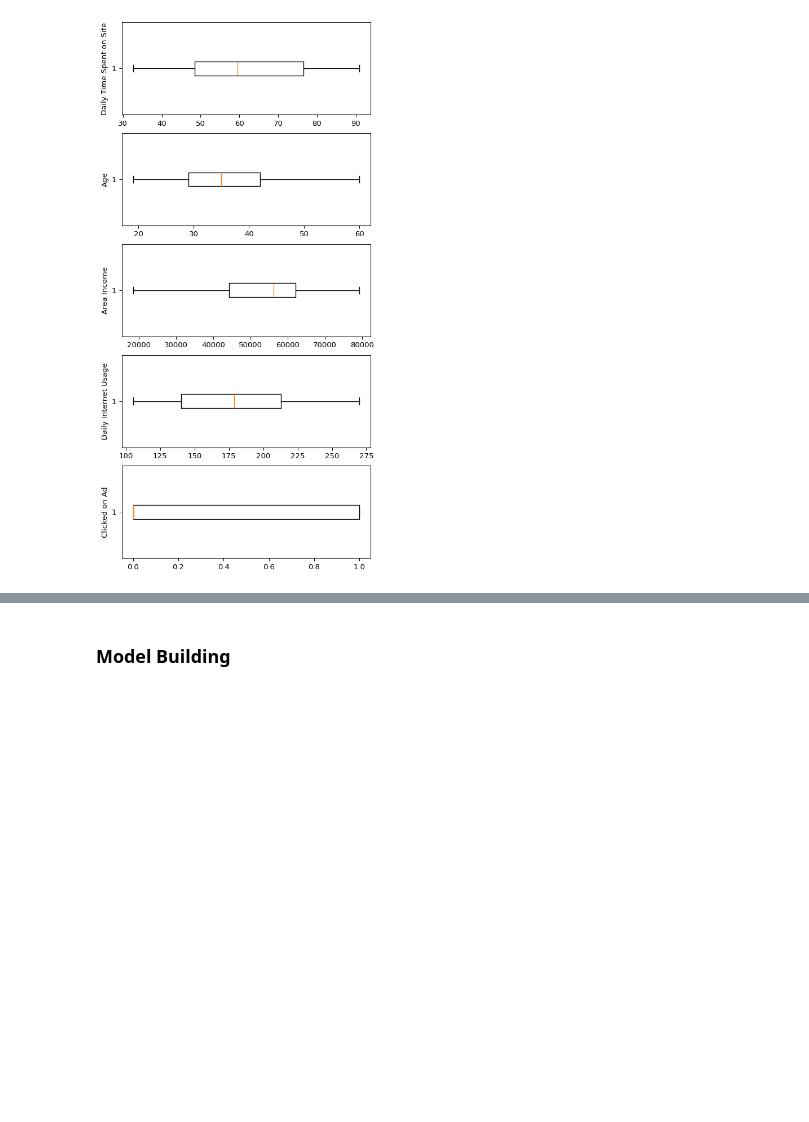
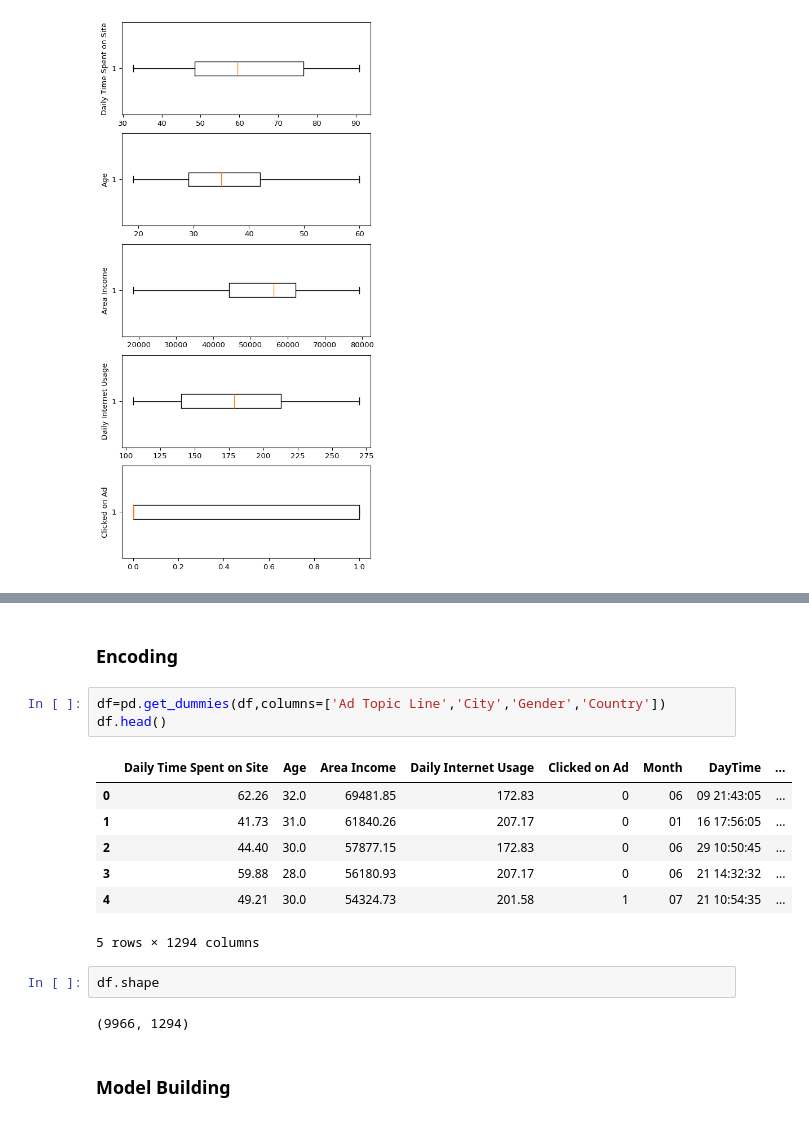
Before and after one commit to NatashaMoses/Data_Science_Projects, a Jupyter notebook: Ads-Click-Through-Rate-Prediction/Ads-Click-Through-Rate-Prediction.ipynb, the cells around one changed output, grey strips where cells are left out. Drawn from its saved outputs; the diff is of its cells as text; blank space fills up the shorter version.

```diff
--- a/Ads-Click-Through-Rate-Prediction/Ads-Click-Through-Rate-Prediction.ipynb
+++ b/Ads-Click-Through-Rate-Prediction/Ads-Click-Through-Rate-Prediction.ipynb
@@ -125,2 +145,19 @@ plt.show()
+# %% [markdown]
+### Encoding
+# %%
+df=pd.get_dummies(df,columns=['Ad Topic Line','City','Gender','Country'])
+df.head()
+# %% [output]
+|  | Daily Time Spent on Site | Age | Area Income | Daily Internet Usage | Clicked on Ad | Month | DayTime | ... |
+| 0 | 62.26 | 32.0 | 69481.85 | 172.83 | 0 | 06 | 09 21:43:05 | ... |
+| 1 | 41.73 | 31.0 | 61840.26 | 207.17 | 0 | 01 | 16 17:56:05 | ... |
+| 2 | 44.40 | 30.0 | 57877.15 | 172.83 | 0 | 06 | 29 10:50:45 | ... |
+| 3 | 59.88 | 28.0 | 56180.93 | 207.17 | 0 | 06 | 21 14:32:32 | ... |
+| 4 | 49.21 | 30.0 | 54324.73 | 201.58 | 1 | 07 | 21 10:54:35 | ... |
+5 rows × 1294 columns
+# %%
+df.shape
+# %% [output]
+(9966, 1294)
 # %% [markdown]
 ### Model Building
```
Also changed, not shown: parts of 3 cells of this notebook.
